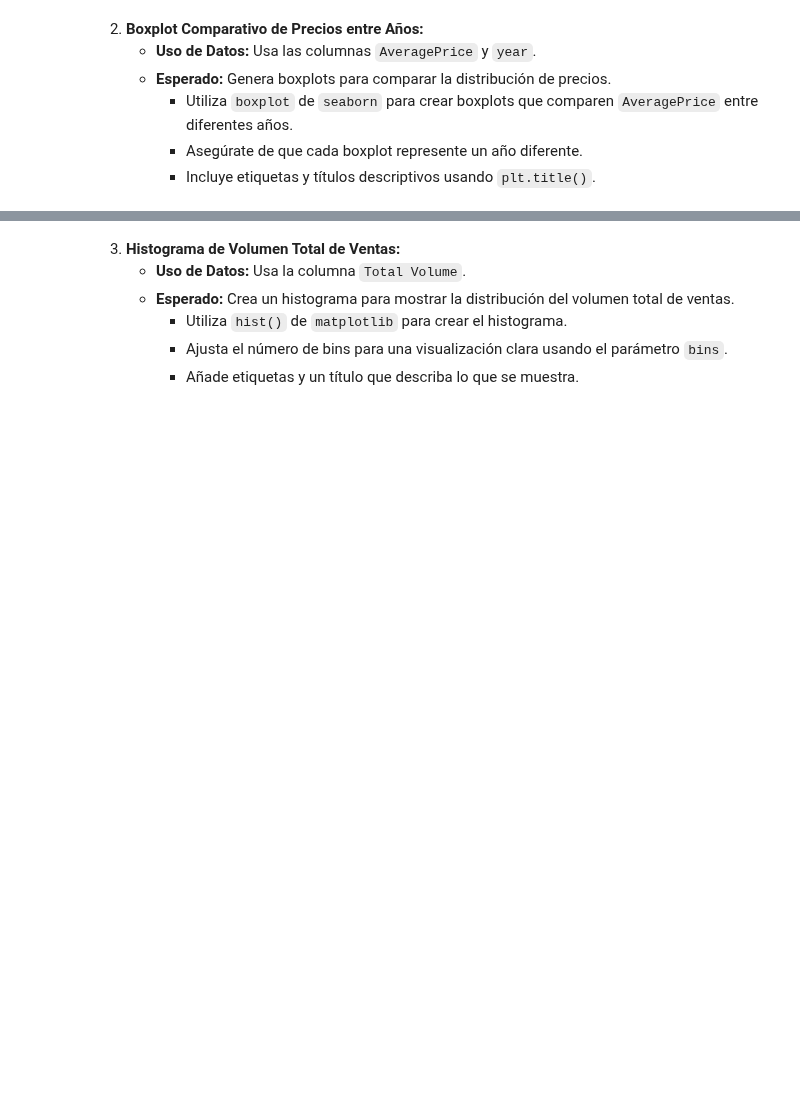
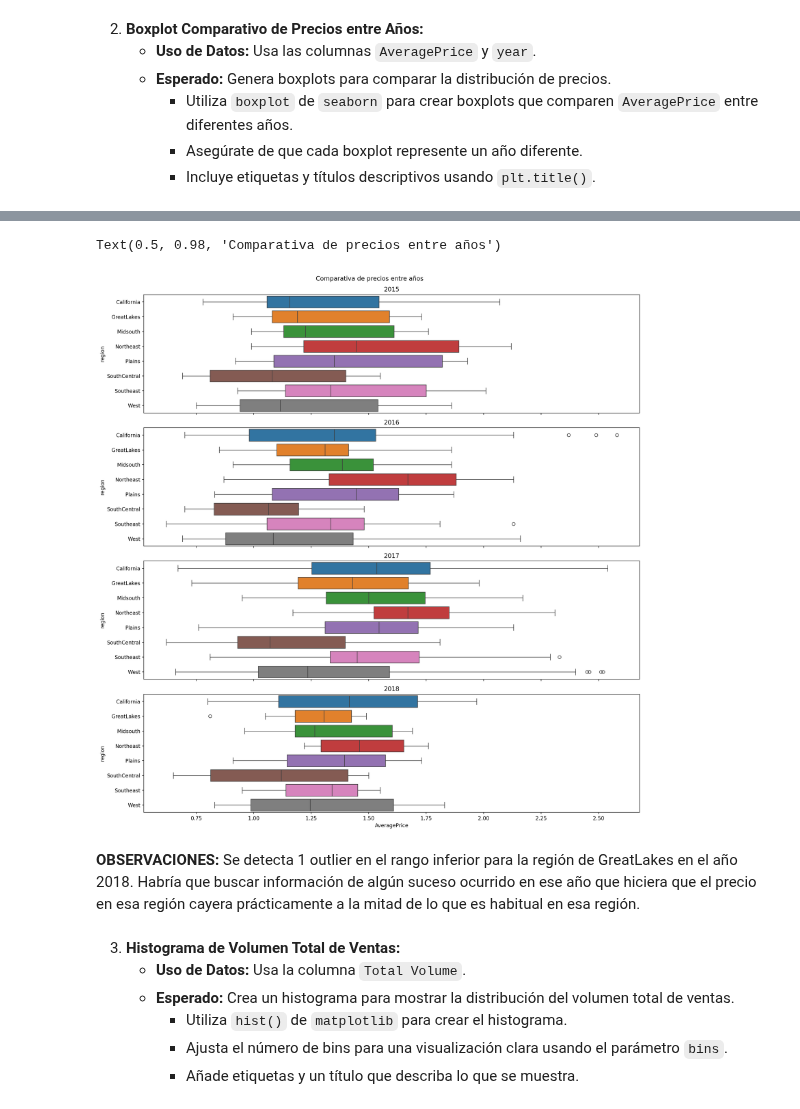
Before and after one commit to albagd77/MAGic-Avocado-TP1, a Jupyter notebook: 02_graficos_para_visualizacion.ipynb, the cells around one changed output, grey strips where cells are left out. Saved outputs shown, nothing was run; the diff lists cells and outputs as text; code cells hidden in the pictures; blank space fills up the shorter version.

```diff
--- a/02_graficos_para_visualizacion.ipynb
+++ b/02_graficos_para_visualizacion.ipynb
@@ -146,3 +102,6 @@ plt.legend()
      - Utiliza `boxplot` de `seaborn` para crear boxplots que comparen `AveragePrice` entre diferentes años.
      - Asegúrate de que cada boxplot represente un año diferente.
      - Incluye etiquetas y títulos descriptivos usando `plt.title()`.
+# %%
+prices_yearly = greater_regions[['AveragePrice','year','region']]
+prices_yearly
@@ -148,0 +126,6 @@ plt.legend()
+# %%
+yr2015 = prices_yearly[prices_yearly['year']==2015][['region','AveragePrice']]
+yr2016 = prices_yearly[prices_yearly['year']==2016][['region','AveragePrice']]
+yr2017 = prices_yearly[prices_yearly['year']==2017][['region','AveragePrice']]
+yr2018 = prices_yearly[prices_yearly['year']==2018][['region','AveragePrice']]
+yr2015
@@ -149,3 +146,22 @@ plt.legend()
+# %%
+#plt.figure(figsize=(15,8))
+#fig, (ax1, ax2, ax3, ax4) = plt.subplots(4, 1, figsize=(15, 15), sharex=True)
+fig, axs = plt.subplots(4, 1, figsize=(15, 16), sharex=True)
+sns.boxplot(x='AveragePrice', y='region', hue='region', data = yr2015, ax=axs[0])
+axs[0].set_title('2015')
+sns.boxplot(x='AveragePrice', y='region', hue='region', data = yr2016, ax=axs[1])
+axs[1].set_title('2016')
+sns.boxplot(x='AveragePrice', y='region', hue='region', data = yr2017, ax=axs[2])
+axs[2].set_title('2017')
+sns.boxplot(x='AveragePrice', y='region', hue='region', data = yr2018, ax=axs[3])
+axs[3].set_title('2018')
+plt.tight_layout(rect=[0, 0.03, 1, 0.97]) #rect=[left, bottom, right, top
+fig.suptitle('Comparativa de precios entre años')
+# %% [output]
+Text(0.5, 0.98, 'Comparativa de precios entre años')
+[figure, added]
+# %% [markdown]
+**OBSERVACIONES:** Se detecta 1 outlier en el rango inferior para la región de GreatLakes en el año 2018. Habría que buscar información de algún suceso ocurrido en ese año que hiciera que el precio en esa región cayera prácticamente a la mitad de lo que es habitual en esa región.
 # %% [markdown]
 3. **Histograma de Volumen Total de Ventas:**
    - **Uso de Datos:** Usa la columna `Total Volume`.
```
Also changed, not shown: parts of 17 cells of this notebook.
